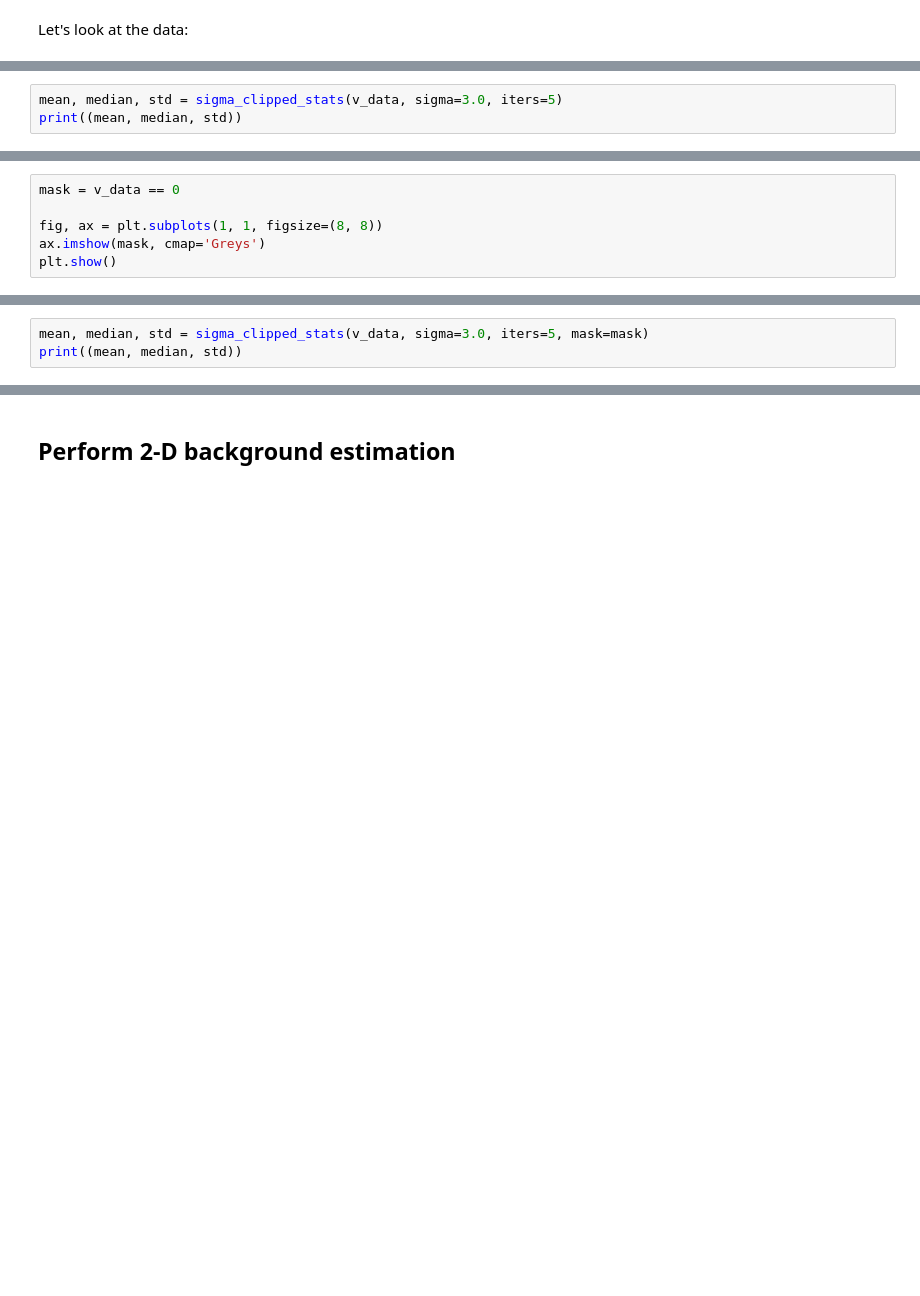
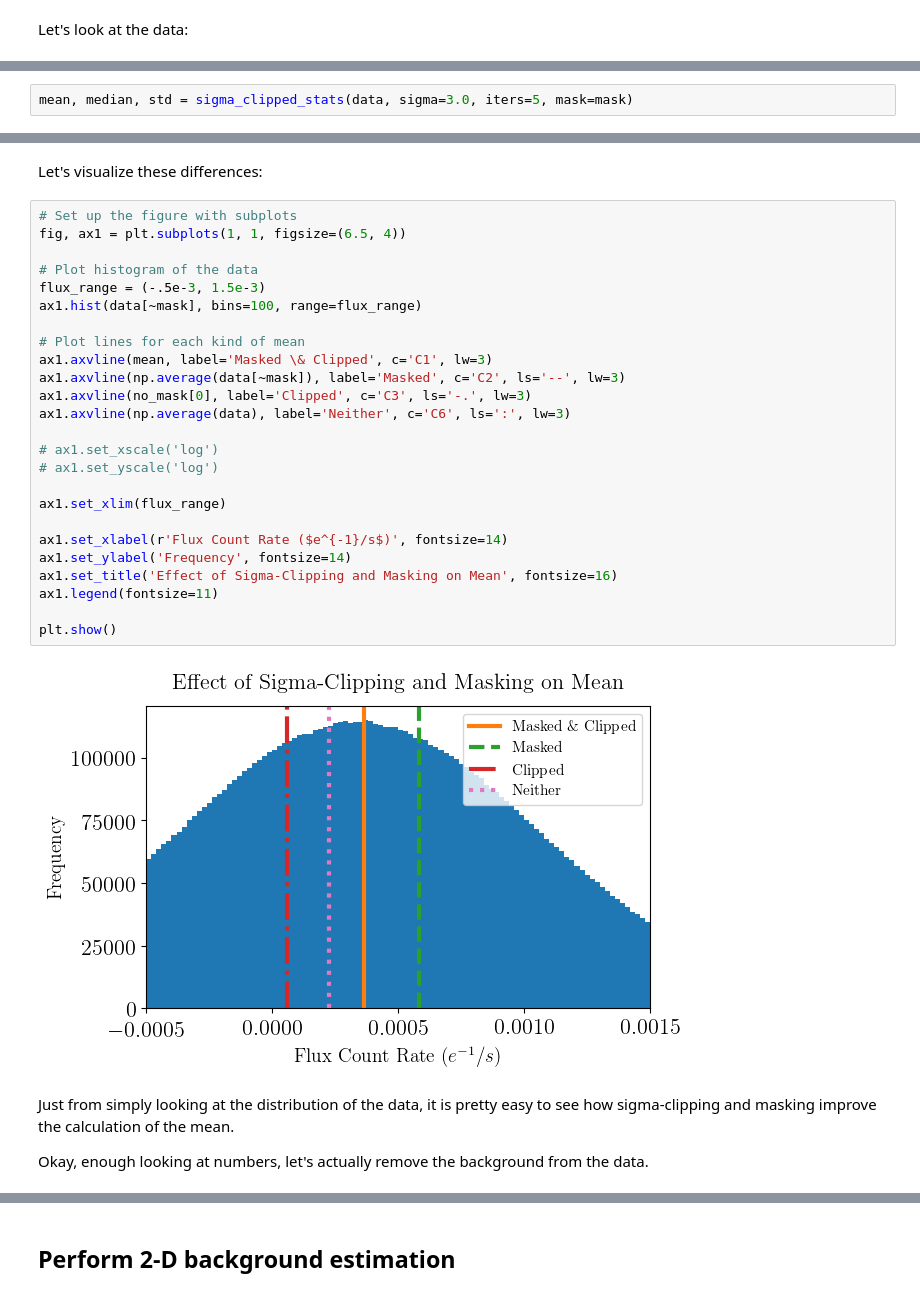
Before and after one commit to laurenmarietta/csi-stsci-notebooks, a Jupyter notebook: photutils/01_photutils_background_estimation.ipynb, the cells around one changed output, grey strips where cells are left out. Cells and saved outputs as stored; diff of their text form; blank space fills up the shorter version.

```diff
--- a/photutils/01_photutils_background_estimation.ipynb
+++ b/photutils/01_photutils_background_estimation.ipynb
@@ -70,3 +125,2 @@ plt.show()
 # %%
-mean, median, std = sigma_clipped_stats(v_data, sigma=3.0, iters=5)
-print((mean, median, std))
+mean, median, std = sigma_clipped_stats(data, sigma=3.0, iters=5, mask=mask)
@@ -75,6 +126,0 @@ print((mean, median, std))
-# %%
-mask = v_data == 0
-
-fig, ax = plt.subplots(1, 1, figsize=(8, 8))
-ax.imshow(mask, cmap='Greys')
-plt.show()
@@ -83,3 +126,0 @@ plt.show()
-# %%
-mean, median, std = sigma_clipped_stats(v_data, sigma=3.0, iters=5, mask=mask)
-print((mean, median, std))
@@ -103,0 +160,33 @@ plt.show()
+# %% [markdown]
+Let's visualize these differences:
+# %%
+# Set up the figure with subplots
+fig, ax1 = plt.subplots(1, 1, figsize=(6.5, 4))
+
+# Plot histogram of the data
+flux_range = (-.5e-3, 1.5e-3)
+ax1.hist(data[~mask], bins=100, range=flux_range)
+
+# Plot lines for each kind of mean
+ax1.axvline(mean, label='Masked \& Clipped', c='C1', lw=3)
+ax1.axvline(np.average(data[~mask]), label='Masked', c='C2', ls='--', lw=3)
+ax1.axvline(no_mask[0], label='Clipped', c='C3', ls='-.', lw=3)
+ax1.axvline(np.average(data), label='Neither', c='C6', ls=':', lw=3)
+
+# ax1.set_xscale('log')
+# ax1.set_yscale('log')
+
+ax1.set_xlim(flux_range)
+
+ax1.set_xlabel(r'Flux Count Rate ($e^{-1}/s$)', fontsize=14)
+ax1.set_ylabel('Frequency', fontsize=14)
+ax1.set_title('Effect of Sigma-Clipping and Masking on Mean', fontsize=16)
+ax1.legend(fontsize=11)
+
+plt.show()
+# %% [output]
+[figure, added]
+# %% [markdown]
+Just from simply looking at the distribution of the data, it is pretty easy to see how sigma-clipping and masking improve the calculation of the mean.
+
+Okay, enough looking at numbers, let's actually remove the background from the data.
```
Also changed, not shown: parts of 27 cells of this notebook, 2 other files.
